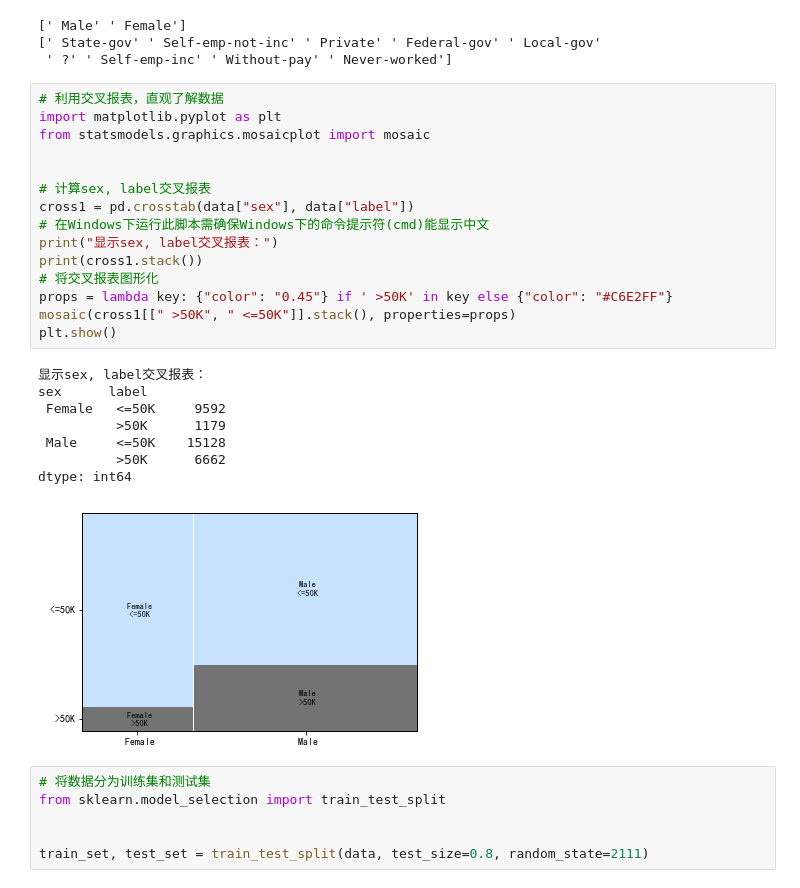
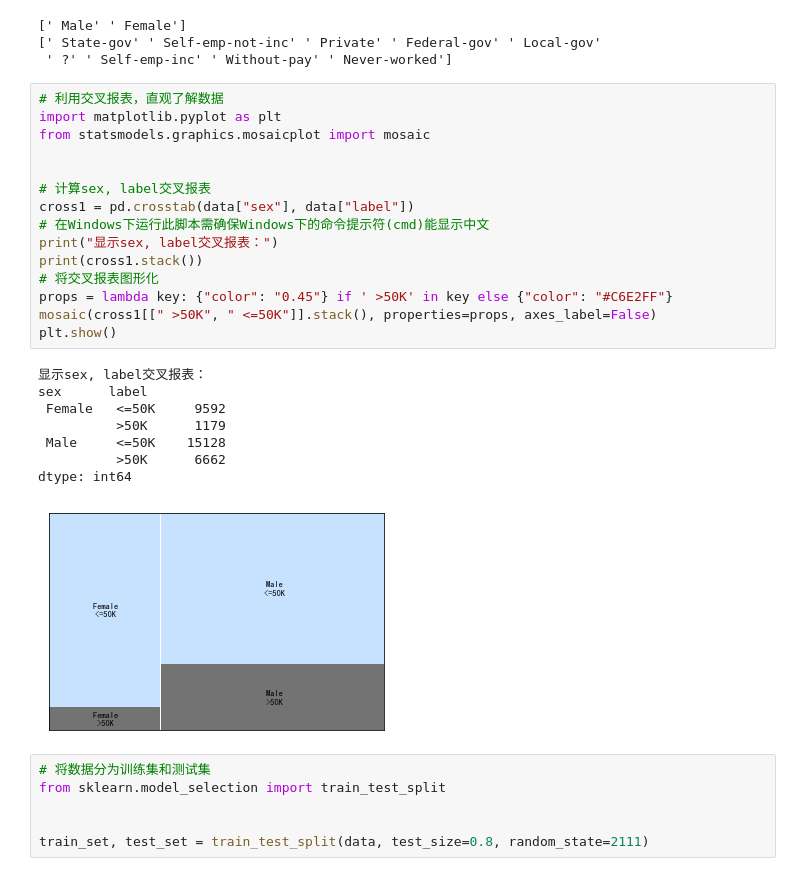
Before and after one commit to yidag/intro_ds_wy_course, a Jupyter notebook: ch07_econometrics/code/categorical_variable.ipynb, the cells around one changed output. Saved outputs shown, nothing was run; the diff lists cells and outputs as text.

```diff
--- a/ch07_econometrics/code/categorical_variable.ipynb
+++ b/ch07_econometrics/code/categorical_variable.ipynb
@@ -30,27 +30,27 @@ print(data["workclass"].unique())
 # %%
 # 利用交叉报表，直观了解数据
 import matplotlib.pyplot as plt
 from statsmodels.graphics.mosaicplot import mosaic
 
 
 # 计算sex, label交叉报表
 cross1 = pd.crosstab(data["sex"], data["label"])
 # 在Windows下运行此脚本需确保Windows下的命令提示符(cmd)能显示中文
 print("显示sex, label交叉报表：")
 print(cross1.stack())
 # 将交叉报表图形化
 props = lambda key: {"color": "0.45"} if ' >50K' in key else {"color": "#C6E2FF"}
-mosaic(cross1[[" >50K", " <=50K"]].stack(), properties=props)
+mosaic(cross1[[" >50K", " <=50K"]].stack(), properties=props, axes_label=False)
 plt.show()
 # %% [output]
 显示sex, label交叉报表：
 sex      label
  Female   <=50K     9592
           >50K      1179
  Male     <=50K    15128
           >50K      6662
 dtype: int64
-[figure, old version]
+[figure, new version]
 # %%
 # 将数据分为训练集和测试集
 from sklearn.model_selection import train_test_split
```
Also changed, not shown: parts of 1 cell of this notebook, 1 other file.
